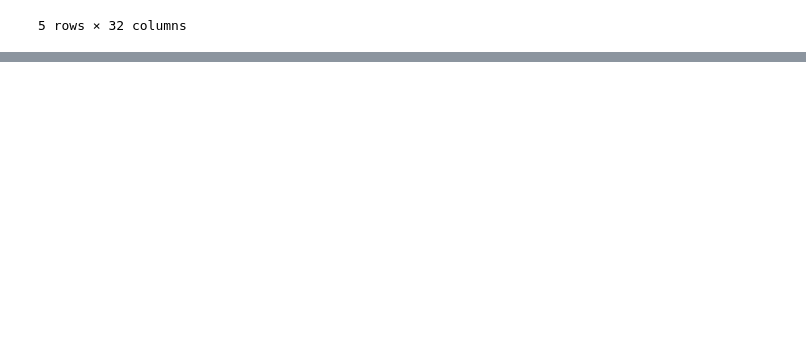
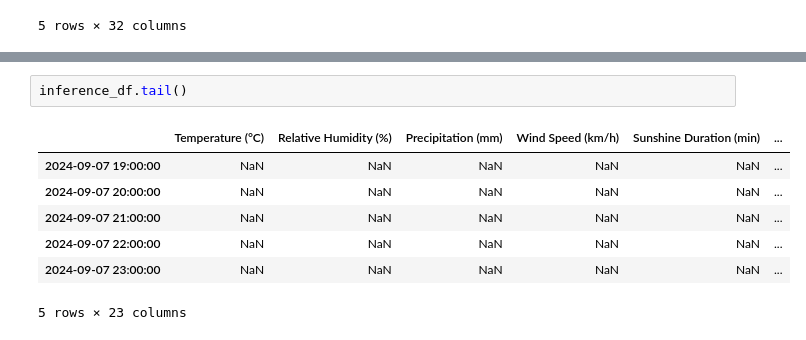
Before and after one commit to m-mango/bavarian-forest-visitor-monitoring-dssgx-24, a Jupyter notebook: pycaret_forecasting_on joined_data_ag.ipynb, the cells around one changed output, grey strips where cells are left out. Cells and saved outputs as stored; diff of their text form; blank space fills up the shorter version.

```diff
--- a/pycaret_forecasting_on joined_data_ag.ipynb
+++ b/pycaret_forecasting_on joined_data_ag.ipynb
@@ -603,0 +627,10 @@ print(df2.columns)
+# %%
+inference_df.tail()
+# %% [output]
+|  | Temperature (°C) | Relative Humidity (%) | Precipitation (mm) | Wind Speed (km/h) | Sunshine Duration (min) | ... |
+| 2024-09-07 19:00:00 | NaN | NaN | NaN | NaN | NaN | ... |
+| 2024-09-07 20:00:00 | NaN | NaN | NaN | NaN | NaN | ... |
+| 2024-09-07 21:00:00 | NaN | NaN | NaN | NaN | NaN | ... |
+| 2024-09-07 22:00:00 | NaN | NaN | NaN | NaN | NaN | ... |
+| 2024-09-07 23:00:00 | NaN | NaN | NaN | NaN | NaN | ... |
+5 rows × 23 columns
```
Also changed, not shown: parts of 14 cells of this notebook, 7 other files.
